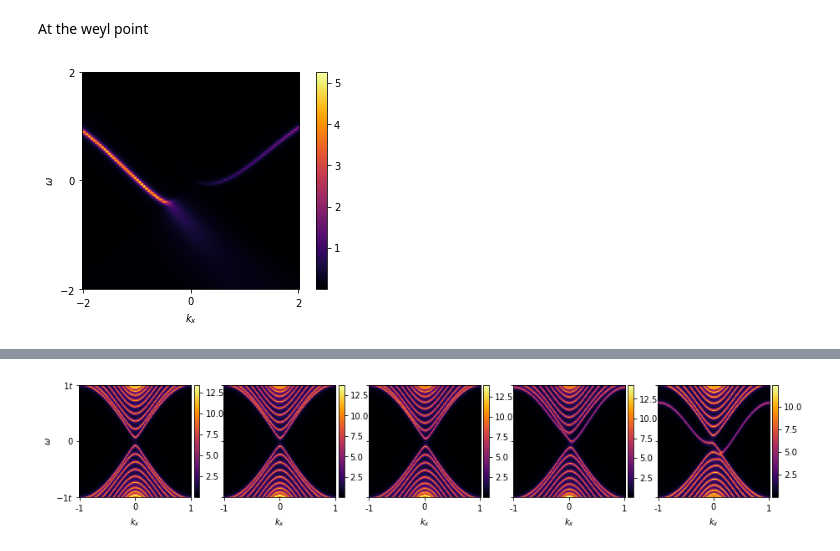
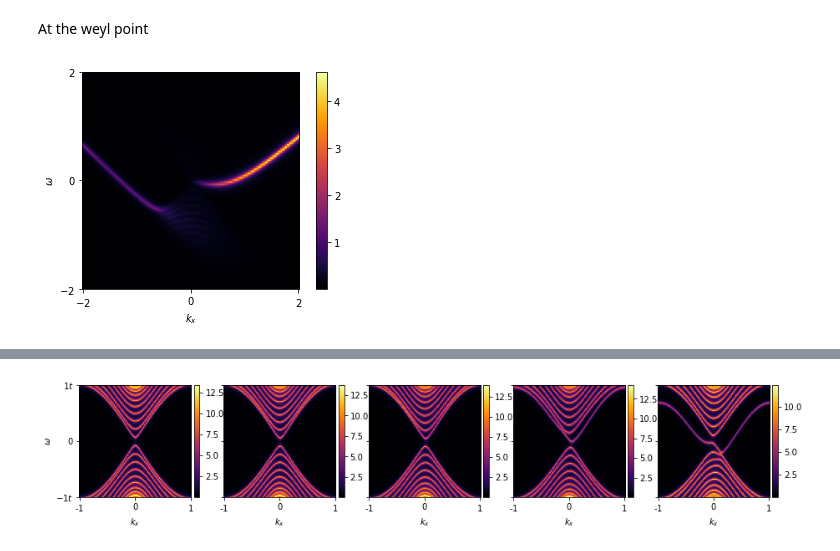
Before and after one commit to leogoutte/weylsemimetal_tools, a Jupyter notebook: WeylPlots.ipynb, the cells around one changed output, grey strips where cells are left out. Cells and saved outputs as stored; diff of their text form; code cells hidden in the pictures.

Commit message:
Updated spins calcs, surface plots

```diff
--- a/WeylPlots.ipynb
+++ b/WeylPlots.ipynb
@@ -22,19 +23,16 @@ Looking along the $k_x$ axis
 # %% [markdown]
 At the weyl point
 # %%
-As_0 = wp.SpectralFunctionArray(size=100,res=100,plot_type="xw",xrange=1.5,yrange=1.5,w=0,kx=0,kz=np.pi/2,t=1,g=0,mu=-4,r=2.3,surface=False,side=1,spin=0,spin_dir="x")
+As_0 = wp.SpectralFunctionArray(size=60,res=100,plot_type="xw",xrange=1.5,yrange=1.5,w=0,kx=0,kz=-np.pi/2,t=1,g=0,mu=-4,r=2.3,surface=True,side=1,spin=+1,spin_dir="x")
 # %%
-As_0 = wp.SpectralFunctionArray(size=100,res=100,plot_type="xw",xrange=2,yrange=2,w=0,kx=0,kz=np.pi/2,t=1,g=0,mu=-4,r=2.3,surface=True,side=1,spin=-1,spin_dir="x")
-
-# spin down in x
 res=100
 plt.imshow(As_0,cmap='inferno')
 plt.ylim(0,res)
 plt.yticks([0,int(res/2),res],labels=["$-2$","0","$2$"])
 plt.xticks([0,int(res/2)-1/2,res-1],labels=["$-2$","0","$2$"])
 plt.xlabel(r"$k_x$")
 plt.ylabel(r"$\omega$")
 plt.colorbar()
 plt.show()
 # %% [output]
-[figure, old version]
+[figure, new version]
```
Also changed, not shown: parts of 12 cells of this notebook, 8 other files.
